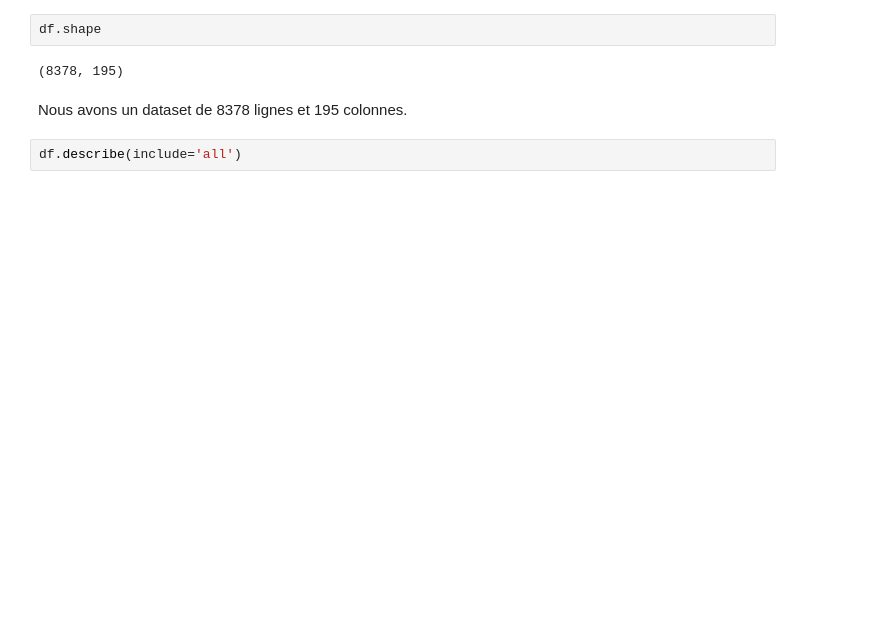
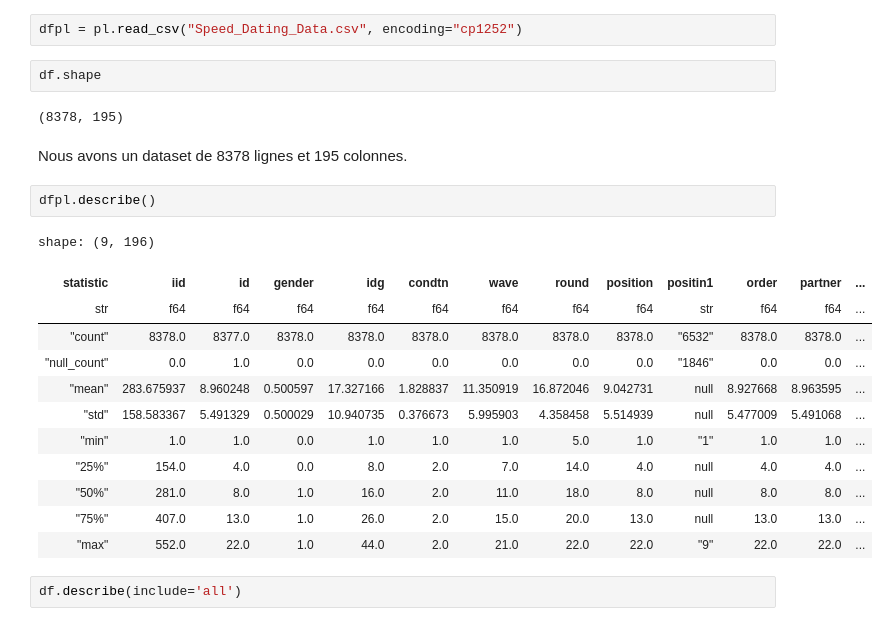
Before and after one commit to Olivier77260/Tinder2.2, a Jupyter notebook: tinder.ipynb, the cells around one changed output. Saved outputs shown, nothing was run; the diff lists cells and outputs as text; blank space fills up the shorter version.

```diff
--- a/tinder.ipynb
+++ b/tinder.ipynb
@@ -31,12 +33,29 @@ import numpy as np
 #### <font color="VIOLET"><ins>Récupération des données dans un dataframe</font>
 # %%
 df = pd.read_csv("Speed_Dating_Data.csv", encoding="cp1252")
+# %%
+dfpl = pl.read_csv("Speed_Dating_Data.csv", encoding="cp1252")
 # %%
 df.shape
 # %% [output]
 (8378, 195)
 # %% [markdown]
 Nous avons un dataset de 8378 lignes et 195 colonnes.
+# %%
+dfpl.describe()
+# %% [output]
+shape: (9, 196)
+| statistic | iid | id | gender | idg | condtn | wave | round | position | positin1 | order | partner | ... |
+| str | f64 | f64 | f64 | f64 | f64 | f64 | f64 | f64 | str | f64 | f64 | ... |
+| "count" | 8378.0 | 8377.0 | 8378.0 | 8378.0 | 8378.0 | 8378.0 | 8378.0 | 8378.0 | "6532" | 8378.0 | 8378.0 | ... |
+| "null_count" | 0.0 | 1.0 | 0.0 | 0.0 | 0.0 | 0.0 | 0.0 | 0.0 | "1846" | 0.0 | 0.0 | ... |
+| "mean" | 283.675937 | 8.960248 | 0.500597 | 17.327166 | 1.828837 | 11.350919 | 16.872046 | 9.042731 | null | 8.927668 | 8.963595 | ... |
+| "std" | 158.583367 | 5.491329 | 0.500029 | 10.940735 | 0.376673 | 5.995903 | 4.358458 | 5.514939 | null | 5.477009 | 5.491068 | ... |
+| "min" | 1.0 | 1.0 | 0.0 | 1.0 | 1.0 | 1.0 | 5.0 | 1.0 | "1" | 1.0 | 1.0 | ... |
+| "25%" | 154.0 | 4.0 | 0.0 | 8.0 | 2.0 | 7.0 | 14.0 | 4.0 | null | 4.0 | 4.0 | ... |
+| "50%" | 281.0 | 8.0 | 1.0 | 16.0 | 2.0 | 11.0 | 18.0 | 8.0 | null | 8.0 | 8.0 | ... |
+| "75%" | 407.0 | 13.0 | 1.0 | 26.0 | 2.0 | 15.0 | 20.0 | 13.0 | null | 13.0 | 13.0 | ... |
+| "max" | 552.0 | 22.0 | 1.0 | 44.0 | 2.0 | 21.0 | 22.0 | 22.0 | "9" | 22.0 | 22.0 | ... |
 # %%
 df.describe(include='all')
 # %% [output]
```
Also changed, not shown: parts of 26 cells of this notebook.
